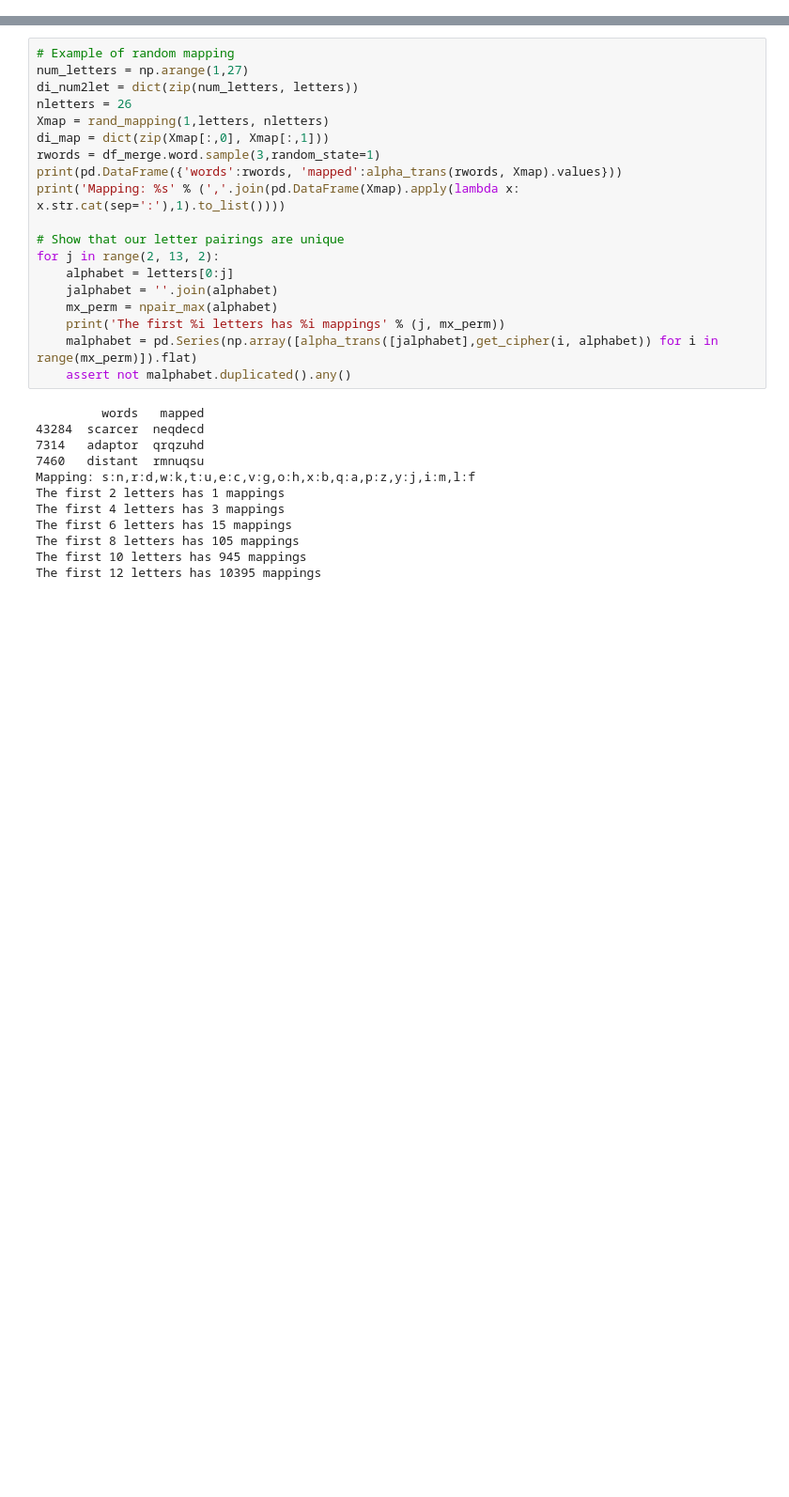
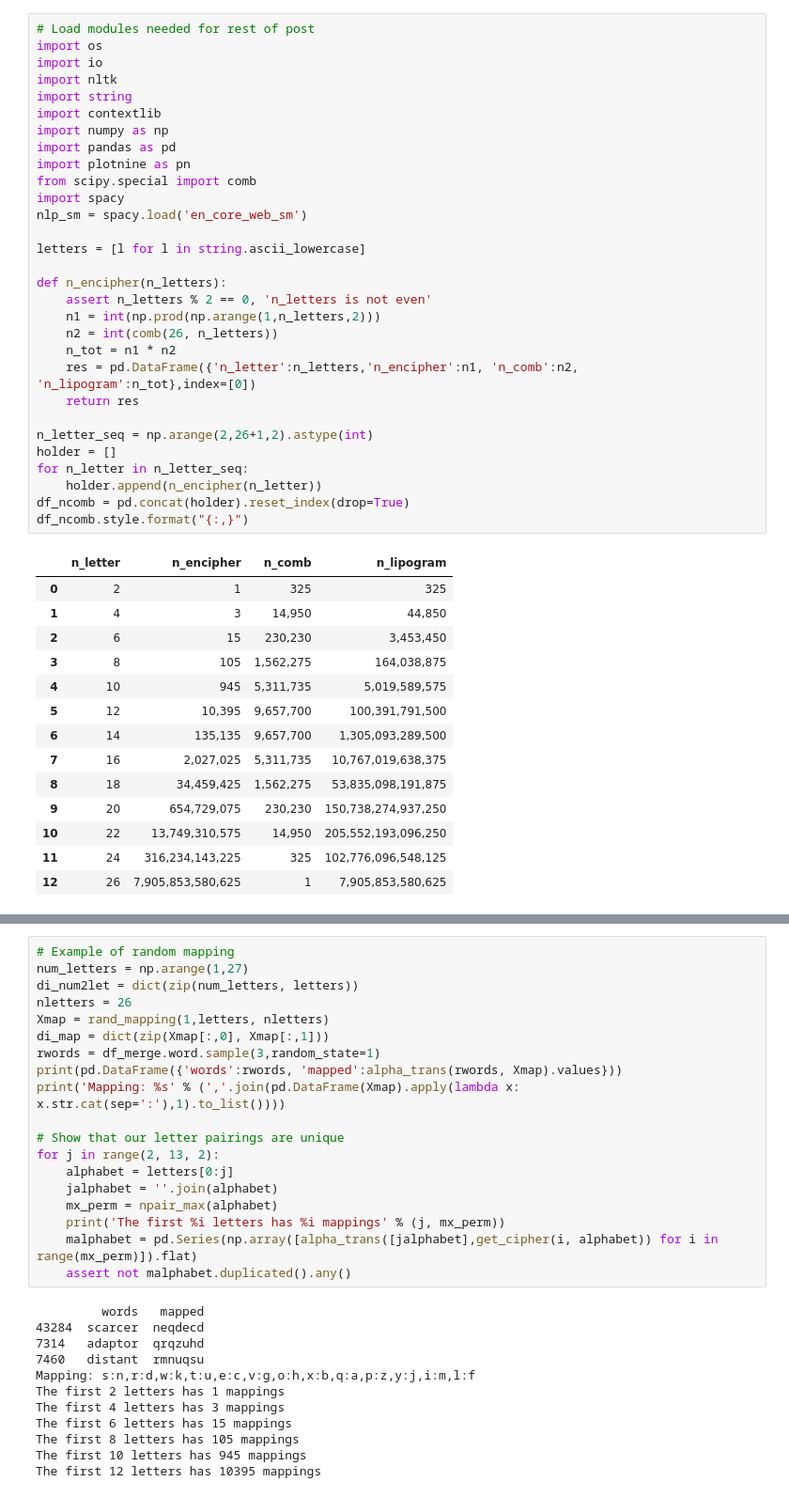
Before and after one commit to ErikinBC/mirror_alphabet, a Jupyter notebook: enciphered.ipynb, the cells around one changed output, grey strips where cells are left out. Shown at 94% size. Cells and saved outputs as stored; diff of their text form; blank space fills up the shorter version.

Commit message:
working on post

```diff
--- a/enciphered.ipynb
+++ b/enciphered.ipynb
@@ -61,0 +119,45 @@ There are 7,905,853,580,625 possible English alphabet encodings
+# %%
+# Load modules needed for rest of post
+import os
+import io
+import nltk
+import string
+import contextlib
+import numpy as np
+import pandas as pd
+import plotnine as pn
+from scipy.special import comb
+import spacy
+nlp_sm = spacy.load('en_core_web_sm')
+
+letters = [l for l in string.ascii_lowercase]
+
+def n_encipher(n_letters):
+    assert n_letters % 2 == 0, 'n_letters is not even'
+    n1 = int(np.prod(np.arange(1,n_letters,2)))
+    n2 = int(comb(26, n_letters))
+    n_tot = n1 * n2
+    res = pd.DataFrame({'n_letter':n_letters,'n_encipher':n1, 'n_comb':n2, 'n_lipogram':n_tot},index=[0])
+    return res
+
+n_letter_seq = np.arange(2,26+1,2).astype(int)
+holder = []
+for n_letter in n_letter_seq:
+    holder.append(n_encipher(n_letter))
+df_ncomb = pd.concat(holder).reset_index(drop=True)
+df_ncomb.style.format("{:,}")
+# %% [output]
+|  | n_letter | n_encipher | n_comb | n_lipogram |
+| 0 | 2 | 1 | 325 | 325 |
+| 1 | 4 | 3 | 14,950 | 44,850 |
+| 2 | 6 | 15 | 230,230 | 3,453,450 |
+| 3 | 8 | 105 | 1,562,275 | 164,038,875 |
+| 4 | 10 | 945 | 5,311,735 | 5,019,589,575 |
+| 5 | 12 | 10,395 | 9,657,700 | 100,391,791,500 |
+| 6 | 14 | 135,135 | 9,657,700 | 1,305,093,289,500 |
+| 7 | 16 | 2,027,025 | 5,311,735 | 10,767,019,638,375 |
+| 8 | 18 | 34,459,425 | 1,562,275 | 53,835,098,191,875 |
+| 9 | 20 | 654,729,075 | 230,230 | 150,738,274,937,250 |
+| 10 | 22 | 13,749,310,575 | 14,950 | 205,552,193,096,250 |
+| 11 | 24 | 316,234,143,225 | 325 | 102,776,096,548,125 |
+| 12 | 26 | 7,905,853,580,625 | 1 | 7,905,853,580,625 |
```
Also changed, not shown: parts of 21 cells of this notebook, 5 other files.
